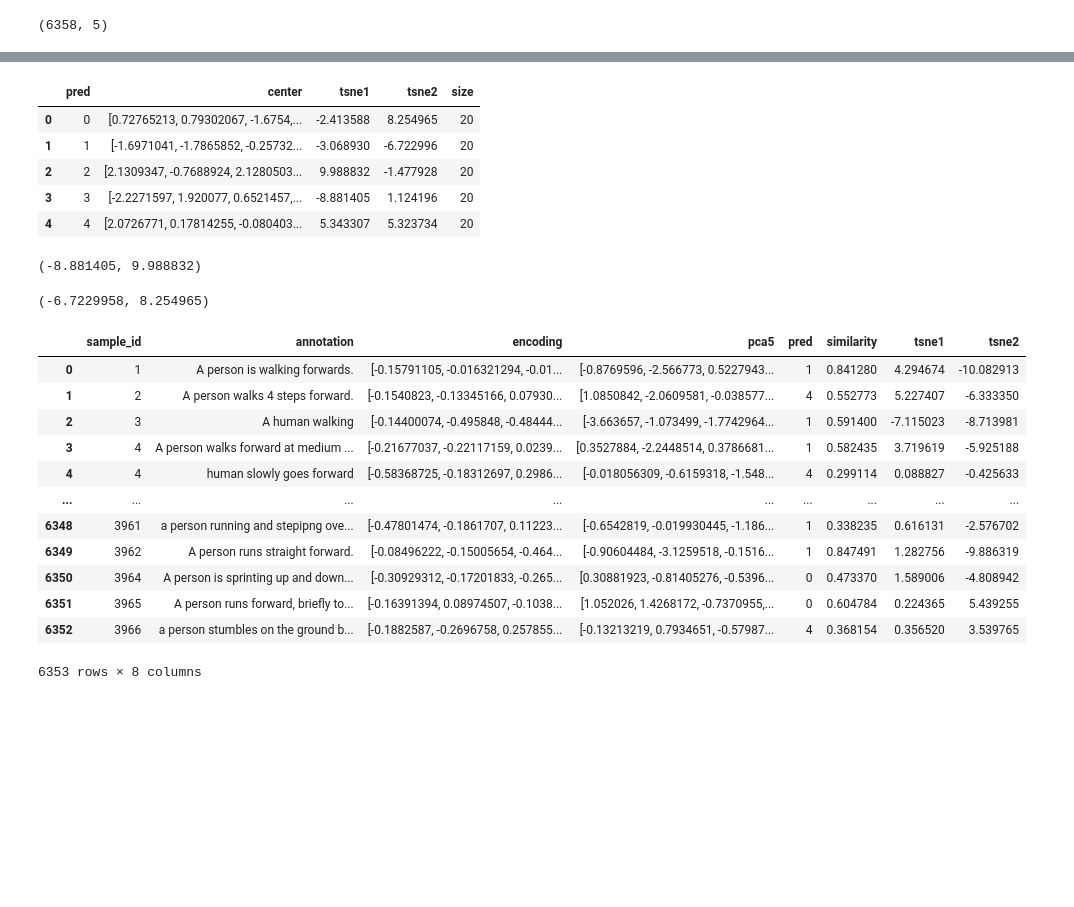
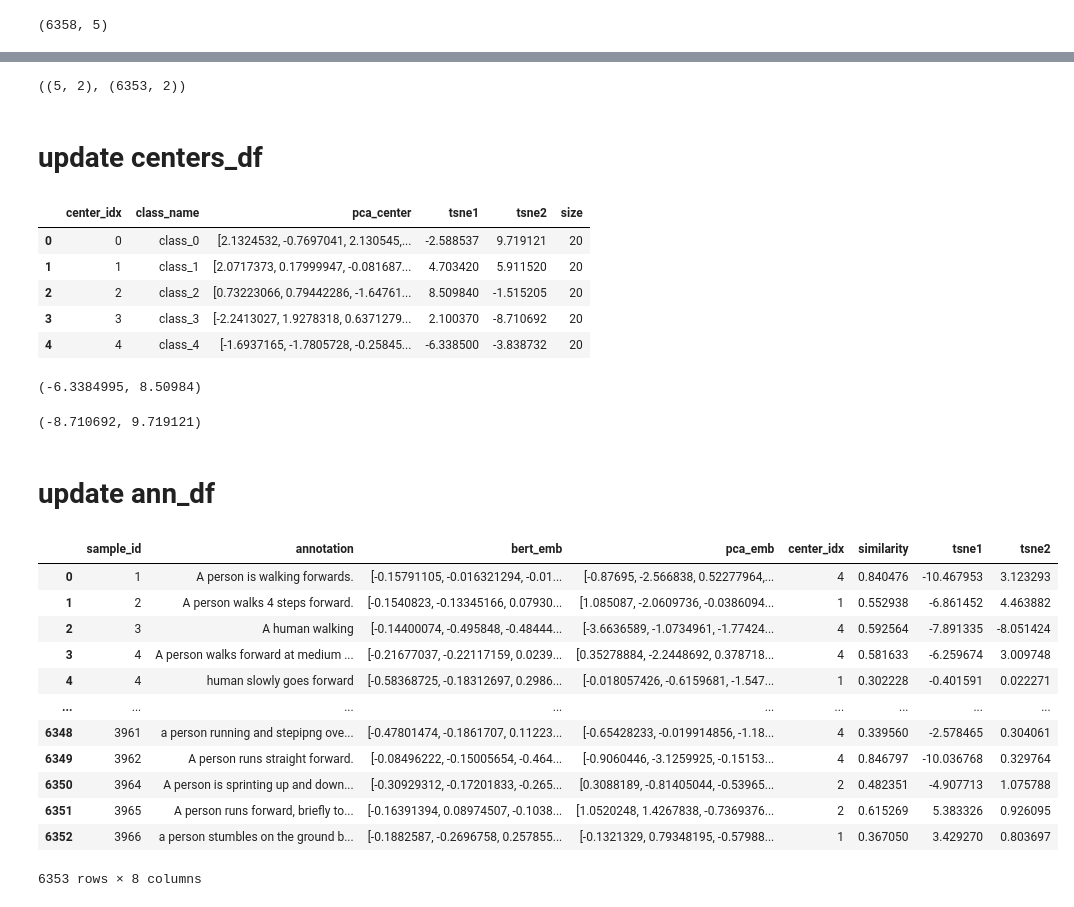
Before and after one commit to wojtekcz/language2motion, a Jupyter notebook: code/dataset_labeling/bert clustering.ipynb, the cells around one changed output, grey strips where cells are left out. Cells and saved outputs as stored; diff of their text form; code cells hidden in the pictures; blank space fills up the shorter version.

```diff
--- a/code/dataset_labeling/bert clustering.ipynb
+++ b/code/dataset_labeling/bert clustering.ipynb
@@ -174,7 +132,7 @@ cosine_similarity(a, b).squeeze().item()
 # %%
-def f(row: pd.Series):
-    ann_emb = row.pca5.reshape(1, -1)
-    center_emb = centers[row.pred,:].reshape(1, -1)
+def similarity(row: pd.Series, centers):
+    ann_emb = row.pca_emb.reshape(1, -1)
+    center_emb = centers[row.center_idx,:].reshape(1, -1)
     similarity = cosine_similarity(ann_emb, center_emb).squeeze().item()
     return similarity
-ann_df.iloc[:5].apply(lambda row: f(row), axis=1)
+# ann_df.iloc[:5].apply(lambda row: similarity(row, centers), axis=1)
@@ -188,4 +139,4 @@ dtype: float64
 # %%
-ann_df['similarity'] = ann_df.apply(lambda row: f(row), axis=1)
+ann_df['similarity'] = ann_df.apply(lambda row: similarity(row, pca_centers), axis=1)
 ann_df
 # %% [output]
@@ -298,5 +224,5 @@ X.shape
 # %%
-Xprim = np.concatenate([X, centroids], axis=0)
+Xprim = np.concatenate([pca_centers, X], axis=0)
 Xprim.shape
 # %% [output]
 (6358, 5)
@@ -329,40 +249,49 @@ tsne_results.shape, centroids_results.shape
+# %%
+centroids_results = tsne_results_prim[:pca_centers.shape[0], :]
+ann_results = tsne_results_prim[pca_centers.shape[0]:, :]
+centroids_results.shape, ann_results.shape
+# %% [output]
+((5, 2), (6353, 2))
+# %% [markdown]
+# update centers_df
 # %%
-# centroids_df = pd.DataFrame({'pred': list(range(true_k))})
-centroids_df['tsne1'] = centroids_results[:,0]
-centroids_df['tsne2'] = centroids_results[:,1]
-centroids_df['size'] = 20
-centroids_df
+centers_df['tsne1'] = centroids_results[:,0]
+centers_df['tsne2'] = centroids_results[:,1]
+centers_df['size'] = 20
+centers_df
 # %% [output]
-|  | pred | center | tsne1 | tsne2 | size |
-| 0 | 0 | [0.72765213, 0.79302067, -1.6754,... | -2.413588 | 8.254965 | 20 |
-| 1 | 1 | [-1.6971041, -1.7865852, -0.25732... | -3.068930 | -6.722996 | 20 |
-| 2 | 2 | [2.1309347, -0.7688924, 2.1280503... | 9.988832 | -1.477928 | 20 |
-| 3 | 3 | [-2.2271597, 1.920077, 0.6521457,... | -8.881405 | 1.124196 | 20 |
-| 4 | 4 | [2.0726771, 0.17814255, -0.080403... | 5.343307 | 5.323734 | 20 |
+|  | center_idx | class_name | pca_center | tsne1 | tsne2 | size |
+| 0 | 0 | class_0 | [2.1324532, -0.7697041, 2.130545,... | -2.588537 | 9.719121 | 20 |
+| 1 | 1 | class_1 | [2.0717373, 0.17999947, -0.081687... | 4.703420 | 5.911520 | 20 |
+| 2 | 2 | class_2 | [0.73223066, 0.79442286, -1.64761... | 8.509840 | -1.515205 | 20 |
+| 3 | 3 | class_3 | [-2.2413027, 1.9278318, 0.6371279... | 2.100370 | -8.710692 | 20 |
+| 4 | 4 | class_4 | [-1.6937165, -1.7805728, -0.25845... | -6.338500 | -3.838732 | 20 |
 # %%
-centroids_df.tsne1.min(), centroids_df.tsne1.max()
+centers_df.tsne1.min(), centers_df.tsne1.max()
 # %% [output]
-(-8.881405, 9.988832)
+(-6.3384995, 8.50984)
 # %%
-centroids_df.tsne2.min(), centroids_df.tsne2.max()
+centers_df.tsne2.min(), centers_df.tsne2.max()
 # %% [output]
-(-6.7229958, 8.254965)
+(-8.710692, 9.719121)
+# %% [markdown]
+# update ann_df
 # %%
-ann_df['tsne1'] = tsne_results[:,0]
-ann_df['tsne2'] = tsne_results[:,1]
+ann_df['tsne1'] = ann_results[:,0]
+ann_df['tsne2'] = ann_results[:,1]
 ann_df
 # %% [output]
-|  | sample_id | annotation | encoding | pca5 | pred | similarity | tsne1 | tsne2 |
-| 0 | 1 | A person is walking forwards. | [-0.15791105, -0.016321294, -0.01... | [-0.8769596, -2.566773, 0.5227943... | 1 | 0.841280 | 4.294674 | -10.082913 |
-| 1 | 2 | A person walks 4 steps forward. | [-0.1540823, -0.13345166, 0.07930... | [1.0850842, -2.0609581, -0.038577... | 4 | 0.552773 | 5.227407 | -6.333350 |
-| 2 | 3 | A human walking | [-0.14400074, -0.495848, -0.48444... | [-3.663657, -1.073499, -1.7742964... | 1 | 0.591400 | -7.115023 | -8.713981 |
-| 3 | 4 | A person walks forward at medium ... | [-0.21677037, -0.22117159, 0.0239... | [0.3527884, -2.2448514, 0.3786681... | 1 | 0.582435 | 3.719619 | -5.925188 |
-| 4 | 4 | human slowly goes forward | [-0.58368725, -0.18312697, 0.2986... | [-0.018056309, -0.6159318, -1.548... | 4 | 0.299114 | 0.088827 | -0.425633 |
+|  | sample_id | annotation | bert_emb | pca_emb | center_idx | similarity | tsne1 | tsne2 |
+| 0 | 1 | A person is walking forwards. | [-0.15791105, -0.016321294, -0.01... | [-0.87695, -2.566838, 0.52277964,... | 4 | 0.840476 | -10.467953 | 3.123293 |
+| 1 | 2 | A person walks 4 steps forward. | [-0.1540823, -0.13345166, 0.07930... | [1.085087, -2.0609736, -0.0386094... | 1 | 0.552938 | -6.861452 | 4.463882 |
+| 2 | 3 | A human walking | [-0.14400074, -0.495848, -0.48444... | [-3.6636589, -1.0734961, -1.77424... | 4 | 0.592564 | -7.891335 | -8.051424 |
+| 3 | 4 | A person walks forward at medium ... | [-0.21677037, -0.22117159, 0.0239... | [0.35278884, -2.2448692, 0.378718... | 4 | 0.581633 | -6.259674 | 3.009748 |
+| 4 | 4 | human slowly goes forward | [-0.58368725, -0.18312697, 0.2986... | [-0.018057426, -0.6159681, -1.547... | 1 | 0.302228 | -0.401591 | 0.022271 |
 | ... | ... | ... | ... | ... | ... | ... | ... | ... |
-| 6348 | 3961 | a person running and stepipng ove... | [-0.47801474, -0.1861707, 0.11223... | [-0.6542819, -0.019930445, -1.186... | 1 | 0.338235 | 0.616131 | -2.576702 |
-| 6349 | 3962 | A person runs straight forward. | [-0.08496222, -0.15005654, -0.464... | [-0.90604484, -3.1259518, -0.1516... | 1 | 0.847491 | 1.282756 | -9.886319 |
-| 6350 | 3964 | A person is sprinting up and down... | [-0.30929312, -0.17201833, -0.265... | [0.30881923, -0.81405276, -0.5396... | 0 | 0.473370 | 1.589006 | -4.808942 |
-| 6351 | 3965 | A person runs forward, briefly to... | [-0.16391394, 0.08974507, -0.1038... | [1.052026, 1.4268172, -0.7370955,... | 0 | 0.604784 | 0.224365 | 5.439255 |
-| 6352 | 3966 | a person stumbles on the ground b... | [-0.1882587, -0.2696758, 0.257855... | [-0.13213219, 0.7934651, -0.57987... | 4 | 0.368154 | 0.356520 | 3.539765 |
+| 6348 | 3961 | a person running and stepipng ove... | [-0.47801474, -0.1861707, 0.11223... | [-0.65428233, -0.019914856, -1.18... | 4 | 0.339560 | -2.578465 | 0.304061 |
+| 6349 | 3962 | A person runs straight forward. | [-0.08496222, -0.15005654, -0.464... | [-0.9060446, -3.1259925, -0.15153... | 4 | 0.846797 | -10.036768 | 0.329764 |
+| 6350 | 3964 | A person is sprinting up and down... | [-0.30929312, -0.17201833, -0.265... | [0.3088189, -0.81405044, -0.53965... | 2 | 0.482351 | -4.907713 | 1.075788 |
+| 6351 | 3965 | A person runs forward, briefly to... | [-0.16391394, 0.08974507, -0.1038... | [1.0520248, 1.4267838, -0.7369376... | 2 | 0.615269 | 5.383326 | 0.926095 |
+| 6352 | 3966 | a person stumbles on the ground b... | [-0.1882587, -0.2696758, 0.257855... | [-0.1321329, 0.79348195, -0.57988... | 1 | 0.367050 | 3.429270 | 0.803697 |
 6353 rows × 8 columns
 # %%
```
Also changed, not shown: parts of 50 cells of this notebook.
